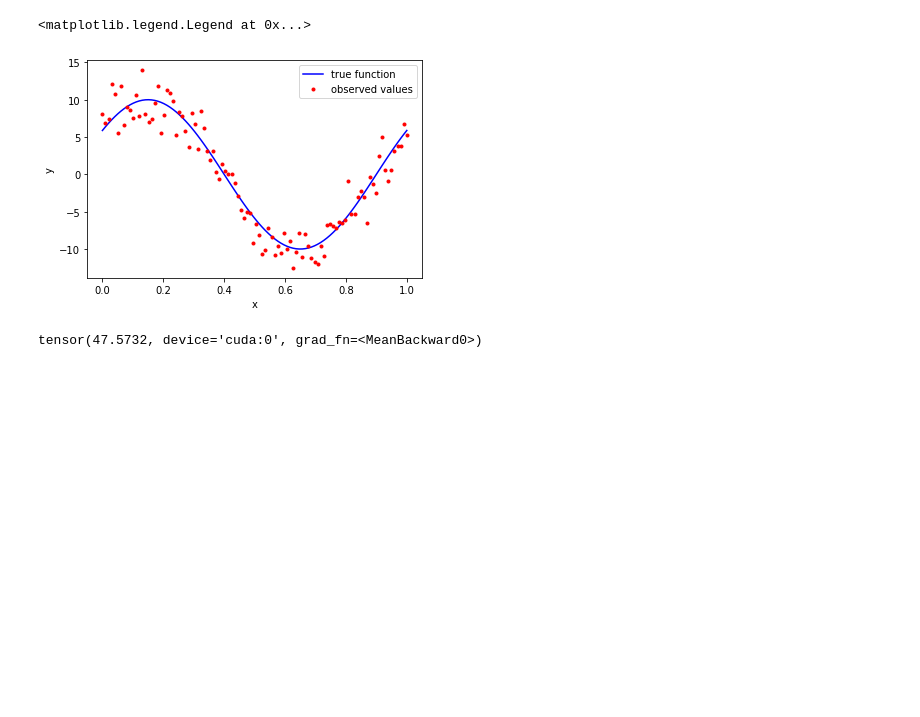
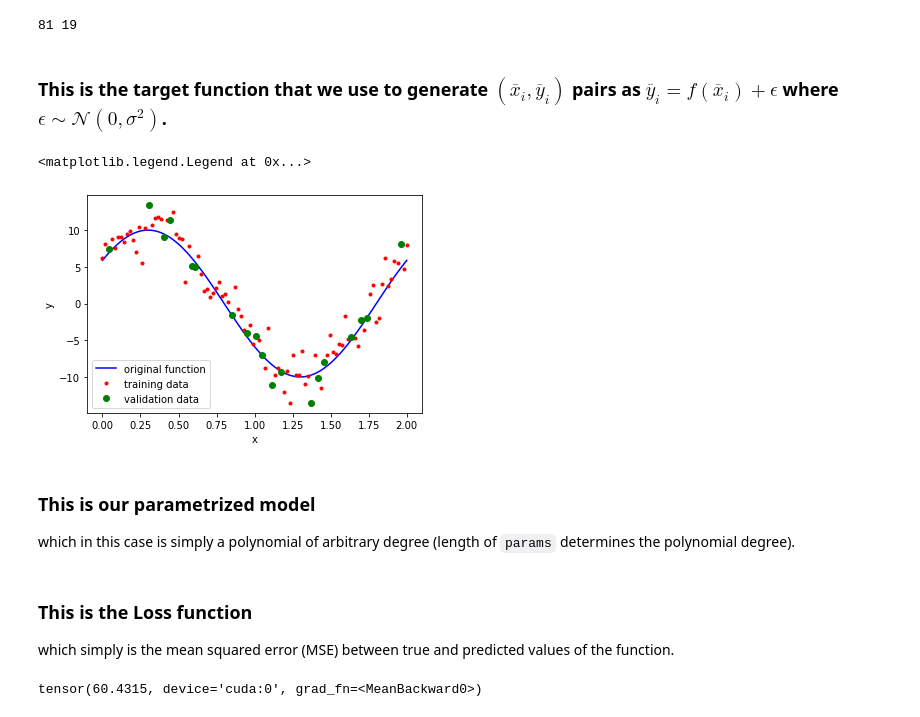
Before and after one commit to MohsenSadeghi/ml_course, a Jupyter notebook: notebooks/notebook_1_regression.ipynb, the cells around one changed output. Saved outputs shown, nothing was run; the diff lists cells and outputs as text; code cells hidden in the pictures; blank space fills up the shorter version.

````diff
--- a/notebooks/notebook_1_regression.ipynb
+++ b/notebooks/notebook_1_regression.ipynb
@@ -42,21 +27,50 @@ tensor([0.0000, 0.0101, 0.0202, 0.0303, 0.0404, 0.0505, 0.0606, 0.0707, 0.0808,
+# %%
+n_data_points = 100
+n_validation_points = 20
+noise_scale = 2.0
+
+validation_points_indices = np.random.randint(0, n_data_points - 1, n_validation_points)
+mask = np.zeros(n_data_points, dtype=bool)
+mask[validation_points_indices] = True
+mask = torch.tensor(mask)
+
+x = torch.linspace(0.0, 2.0, n_data_points, device=cuda0)
+
+x_training = x[torch.logical_not(mask)]
+x_validation = x[mask]
+
+print(len(x_training), len(x_validation))
+# %% [output]
+81 19
+# %% [markdown]
+### This is the target function that we use to generate $\left(\overline{x}_i, \overline{y}_i\right)$ pairs as $\overline{y}_i=f\left(\overline{x}_i\right) + \epsilon$ where $\epsilon\sim\mathcal{N}\left(0, \sigma^2\right)$.
 # %%
 def target_function (x):
 
-  return 10.0 * torch.cos (2.0 * np.pi * x - 0.3 * np.pi)
+    return 10.0 * torch.cos (np.pi * x - 0.3 * np.pi)
 # %%
 y_true = target_function (x)
+
 y_observed = target_function(x) + torch.normal (size=(n_data_points, ),
                                                 mean=0.0, std=noise_scale, device=cuda0)
 
+y_training = y_observed[torch.logical_not(mask)]
+y_validation = y_observed[mask]
+
 plt.figure ()
-plt.plot(x.to(cpu0), y_true.to(cpu0), 'b-', label="true function")
-plt.plot(x.to(cpu0), y_observed.to(cpu0), 'r.', label="observed values")
+plt.plot(x.to(cpu0), y_true.to(cpu0), 'b-', label="original function")
+plt.plot(x_training.to(cpu0), y_training.to(cpu0), 'r.', label="training data")
+plt.plot(x_validation.to(cpu0), y_validation.to(cpu0), 'go', label="validation data")
 plt.xlabel('x')
 plt.ylabel('y')
 plt.legend()
 # %% [output]
 <matplotlib.legend.Legend at 0x...>
-[figure, old version]
+[figure, new version]
+# %% [markdown]
+### This is our parametrized model
+
+which in this case is simply a polynomial of arbitrary degree (length of ```params``` determines the polynomial degree).
 # %%
 def model(params, x):
 
@@ -69 +85,5 @@ def model(params, x):
+# %% [markdown]
+### This is the Loss function
+
+which simply is the mean squared error (MSE) between true and predicted values of the function.
 # %%
@@ -78,6 +97,6 @@ def loss_function (params, x):
 # %%
 params = torch.tensor([1.0, -1.0], device=cuda0, requires_grad=True)
 
-print(loss_function(params, x))
+print(loss_function(params, x_validation, y_validation))
 # %% [output]
-tensor(47.5732, device='cuda:0', grad_fn=<MeanBackward0>)
+tensor(60.4315, device='cuda:0', grad_fn=<MeanBackward0>)
````
Also changed, not shown: parts of 22 cells of this notebook.
